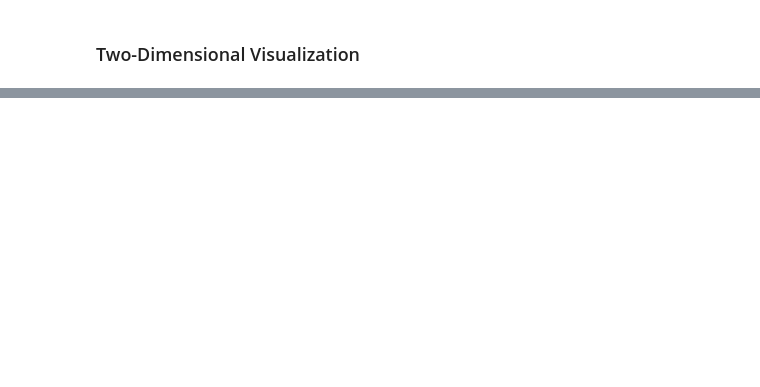
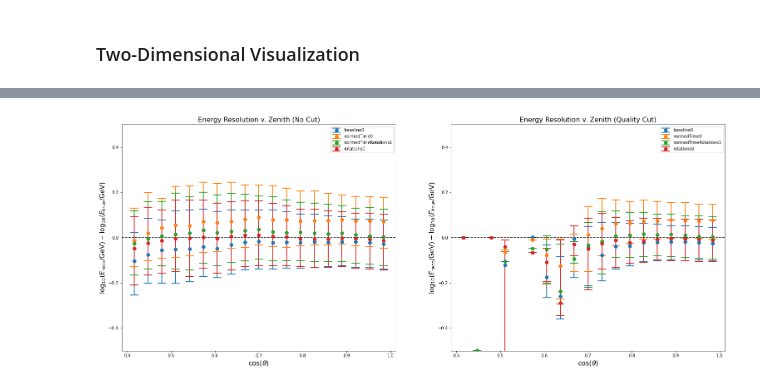
Before and after one commit to fmcnallyi3/icetop-cnn, a Jupyter notebook: base_energy_assessment.ipynb, the cells around one changed output, grey strips where cells are left out. Cells and saved outputs as stored; diff of their text form; code cells hidden in the pictures; blank space fills up the shorter version.

```diff
--- a/base_energy_assessment.ipynb
+++ b/base_energy_assessment.ipynb
@@ -278,0 +262,31 @@ for i, key in enumerate(keyList):
+# %%
+coszbins = np.linspace(0.4,1,20)
+coszvalues = (coszbins[1:]+coszbins[:-1])/2
+kwargs = {'fmt':'.',
+          'markersize':16,
+          'elinewidth':2,
+          'capsize':10,
+          'capthick':2}
+fig, axs = plt.subplots(figsize=(13*ncols, 10), ncols=ncols)
+for i, cutName in enumerate(cutNames):
+    ax = axs[i]
+    for k, key in enumerate(keyList):
+        array_info = np.zeros(shape=(len(coszvalues), 3))
+        cut = getCut(cutName, xs[key][0], xs[key][1], p, recoE, key)
+        binned_zenith = np.digitize(np.cos(th[key])[cut], coszbins) - 1
+        for j in range(len(coszvalues)):
+            coszcut = (binned_zenith == j)
+            temp_events = recoE[key][cut][coszcut]
+            if len(temp_events) != 0:
+                array_info[j] = np.percentile(temp_events - energy[key][cut][coszcut], (50, 16, 84))
+        median, err_min, err_max = np.transpose(array_info)
+        ax.errorbar(coszvalues, median, yerr=(median-err_min, err_max-median), label=key, **kwargs)
+    ax.axhline(color='k', ls='--')
+    ax.set_title('Energy Resolution v. Zenith (%s)' % cutName, **labelParams)
+    ax.set_xlabel(r'$\cos(\theta)$', **labelParams)
+    ax.set_ylabel(r'$\log_{10}(E_{\mathrm{reco}}/\mathrm{GeV}) - \log_{10}(E_{\mathrm{true}}/\mathrm{GeV})$', **labelParams)
+    ax.set_ylim(-0.5, 0.5)
+    ax.legend()
+plt.show()
+# %% [output]
+[figure, added]
```
Also changed, not shown: parts of 14 cells of this notebook, 18 other files.
